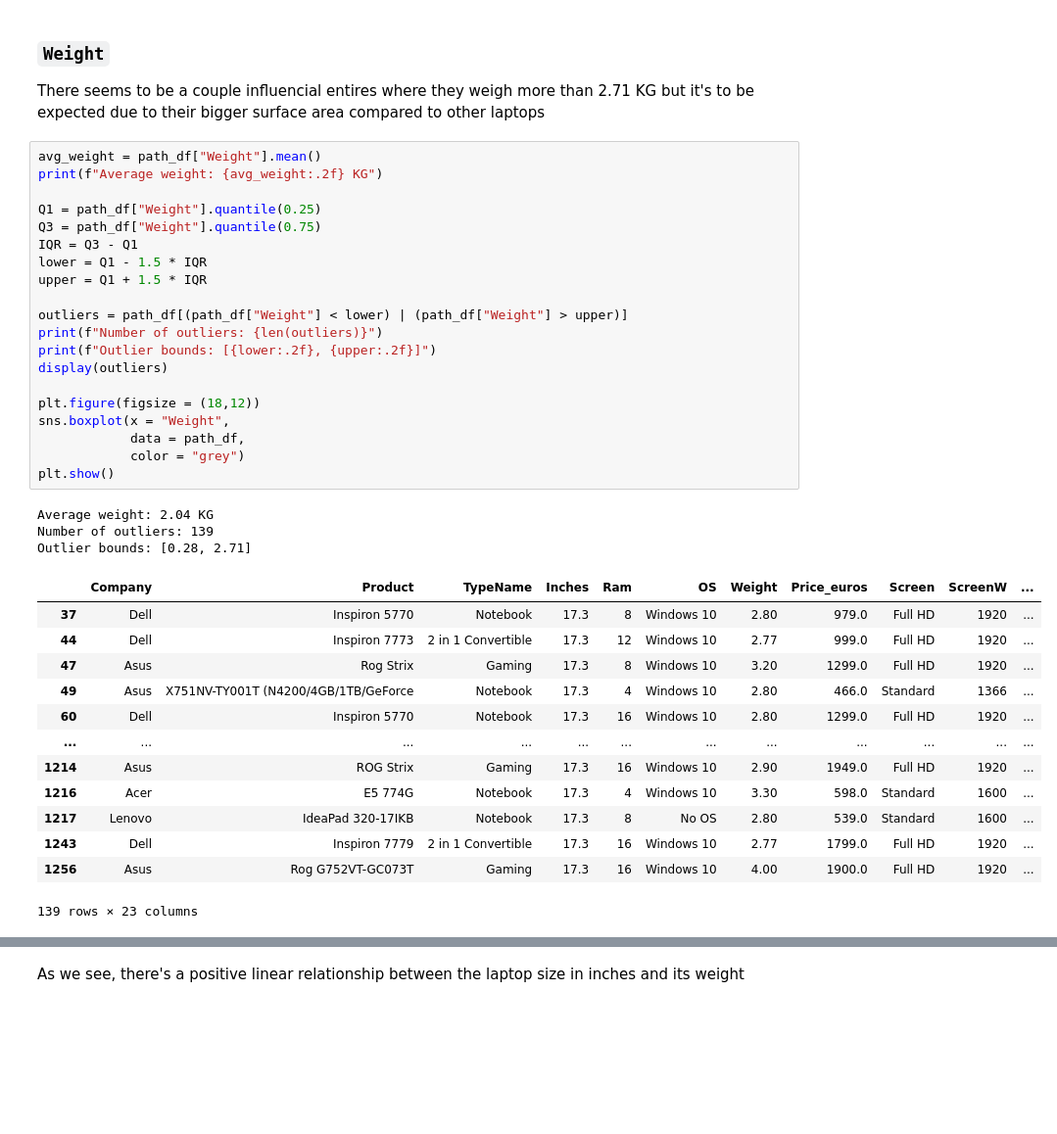
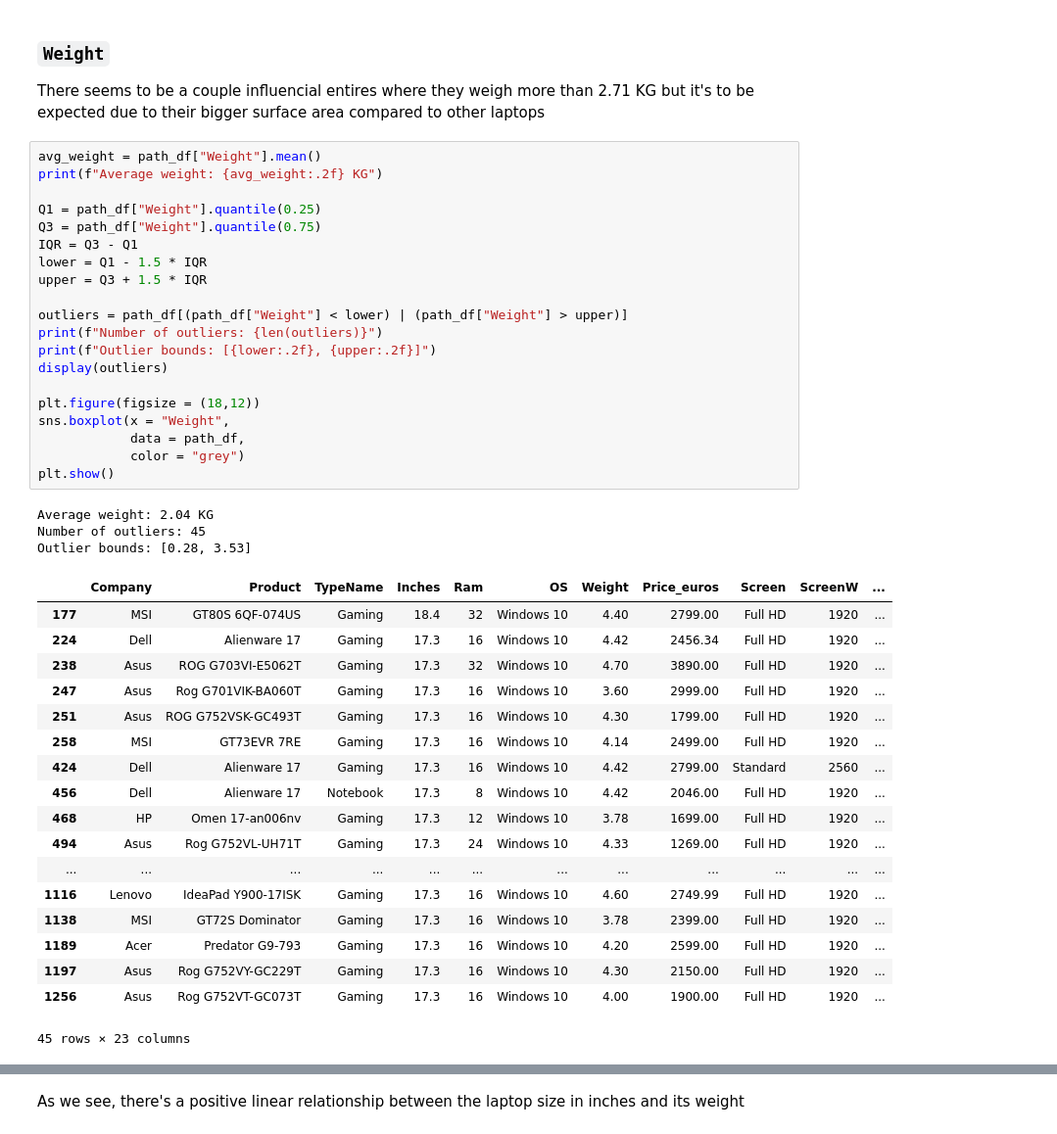
Before and after one commit to NitoBoritto/ML_Laptop_Price_Predictor, a Jupyter notebook: Level 2 Tasks.ipynb, the cells around one changed output, grey strips where cells are left out. Shown at 98% size. Drawn from its saved outputs; the diff is of its cells as text; blank space fills up the shorter version.

```diff
--- a/Level 2 Tasks.ipynb
+++ b/Level 2 Tasks.ipynb
@@ -424,40 +456,45 @@ There seems to be a couple influencial entires where they weigh more than 2.71 K
 # %%
 avg_weight = path_df["Weight"].mean()
 print(f"Average weight: {avg_weight:.2f} KG")
 
 Q1 = path_df["Weight"].quantile(0.25)
 Q3 = path_df["Weight"].quantile(0.75)
 IQR = Q3 - Q1
 lower = Q1 - 1.5 * IQR
-upper = Q1 + 1.5 * IQR
+upper = Q3 + 1.5 * IQR
 
 outliers = path_df[(path_df["Weight"] < lower) | (path_df["Weight"] > upper)]
 print(f"Number of outliers: {len(outliers)}")
 print(f"Outlier bounds: [{lower:.2f}, {upper:.2f}]")
 display(outliers)
 
 plt.figure(figsize = (18,12))
 sns.boxplot(x = "Weight",
             data = path_df,
             color = "grey")
 plt.show()
 # %% [output]
 Average weight: 2.04 KG
-Number of outliers: 139
-Outlier bounds: [0.28, 2.71]
+Number of outliers: 45
+Outlier bounds: [0.28, 3.53]
 |  | Company | Product | TypeName | Inches | Ram | OS | Weight | Price_euros | Screen | ScreenW | ... |
-| 37 | Dell | Inspiron 5770 | Notebook | 17.3 | 8 | Windows 10 | 2.80 | 979.0 | Full HD | 1920 | ... |
-| 44 | Dell | Inspiron 7773 | 2 in 1 Convertible | 17.3 | 12 | Windows 10 | 2.77 | 999.0 | Full HD | 1920 | ... |
-| 47 | Asus | Rog Strix | Gaming | 17.3 | 8 | Windows 10 | 3.20 | 1299.0 | Full HD | 1920 | ... |
-| 49 | Asus | X751NV-TY001T (N4200/4GB/1TB/GeForce | Notebook | 17.3 | 4 | Windows 10 | 2.80 | 466.0 | Standard | 1366 | ... |
-| 60 | Dell | Inspiron 5770 | Notebook | 17.3 | 16 | Windows 10 | 2.80 | 1299.0 | Full HD | 1920 | ... |
+| 177 | MSI | GT80S 6QF-074US | Gaming | 18.4 | 32 | Windows 10 | 4.40 | 2799.00 | Full HD | 1920 | ... |
+| 224 | Dell | Alienware 17 | Gaming | 17.3 | 16 | Windows 10 | 4.42 | 2456.34 | Full HD | 1920 | ... |
+| 238 | Asus | ROG G703VI-E5062T | Gaming | 17.3 | 32 | Windows 10 | 4.70 | 3890.00 | Full HD | 1920 | ... |
+| 247 | Asus | Rog G701VIK-BA060T | Gaming | 17.3 | 16 | Windows 10 | 3.60 | 2999.00 | Full HD | 1920 | ... |
+| 251 | Asus | ROG G752VSK-GC493T | Gaming | 17.3 | 16 | Windows 10 | 4.30 | 1799.00 | Full HD | 1920 | ... |
+| 258 | MSI | GT73EVR 7RE | Gaming | 17.3 | 16 | Windows 10 | 4.14 | 2499.00 | Full HD | 1920 | ... |
+| 424 | Dell | Alienware 17 | Gaming | 17.3 | 16 | Windows 10 | 4.42 | 2799.00 | Standard | 2560 | ... |
+| 456 | Dell | Alienware 17 | Notebook | 17.3 | 8 | Windows 10 | 4.42 | 2046.00 | Full HD | 1920 | ... |
+| 468 | HP | Omen 17-an006nv | Gaming | 17.3 | 12 | Windows 10 | 3.78 | 1699.00 | Full HD | 1920 | ... |
+| 494 | Asus | Rog G752VL-UH71T | Gaming | 17.3 | 24 | Windows 10 | 4.33 | 1269.00 | Full HD | 1920 | ... |
 | ... | ... | ... | ... | ... | ... | ... | ... | ... | ... | ... | ... |
-| 1214 | Asus | ROG Strix | Gaming | 17.3 | 16 | Windows 10 | 2.90 | 1949.0 | Full HD | 1920 | ... |
-| 1216 | Acer | E5 774G | Notebook | 17.3 | 4 | Windows 10 | 3.30 | 598.0 | Standard | 1600 | ... |
-| 1217 | Lenovo | IdeaPad 320-17IKB | Notebook | 17.3 | 8 | No OS | 2.80 | 539.0 | Standard | 1600 | ... |
-| 1243 | Dell | Inspiron 7779 | 2 in 1 Convertible | 17.3 | 16 | Windows 10 | 2.77 | 1799.0 | Full HD | 1920 | ... |
-| 1256 | Asus | Rog G752VT-GC073T | Gaming | 17.3 | 16 | Windows 10 | 4.00 | 1900.0 | Full HD | 1920 | ... |
+| 1116 | Lenovo | IdeaPad Y900-17ISK | Gaming | 17.3 | 16 | Windows 10 | 4.60 | 2749.99 | Full HD | 1920 | ... |
+| 1138 | MSI | GT72S Dominator | Gaming | 17.3 | 16 | Windows 10 | 3.78 | 2399.00 | Full HD | 1920 | ... |
+| 1189 | Acer | Predator G9-793 | Gaming | 17.3 | 16 | Windows 10 | 4.20 | 2599.00 | Full HD | 1920 | ... |
+| 1197 | Asus | Rog G752VY-GC229T | Gaming | 17.3 | 16 | Windows 10 | 4.30 | 2150.00 | Full HD | 1920 | ... |
+| 1256 | Asus | Rog G752VT-GC073T | Gaming | 17.3 | 16 | Windows 10 | 4.00 | 1900.00 | Full HD | 1920 | ... |
-139 rows × 23 columns
+45 rows × 23 columns
 [figure]
 # %% [markdown]
 As we see, there's a positive linear relationship between the laptop size in inches and its weight
```
Also changed, not shown: parts of 22 cells of this notebook.
